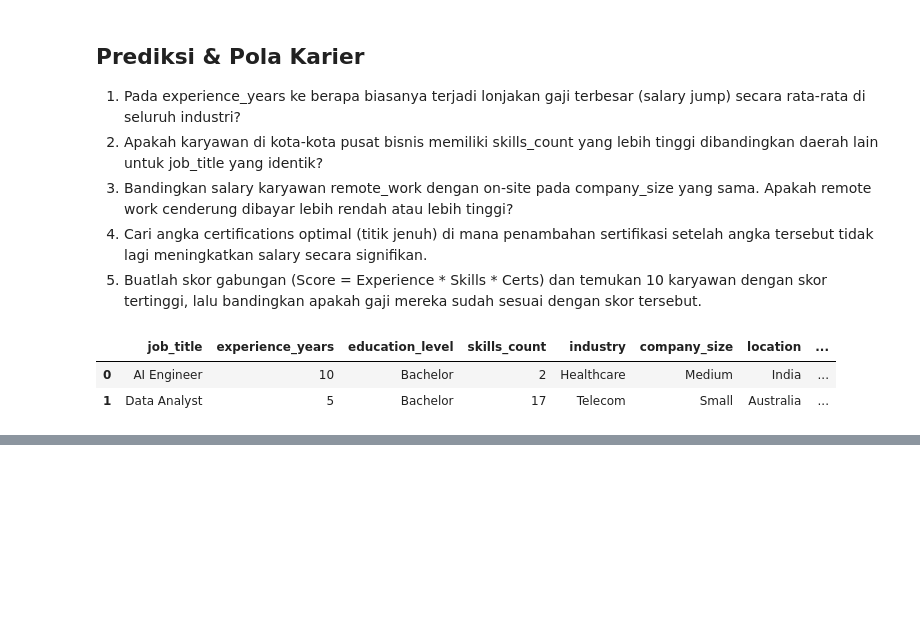
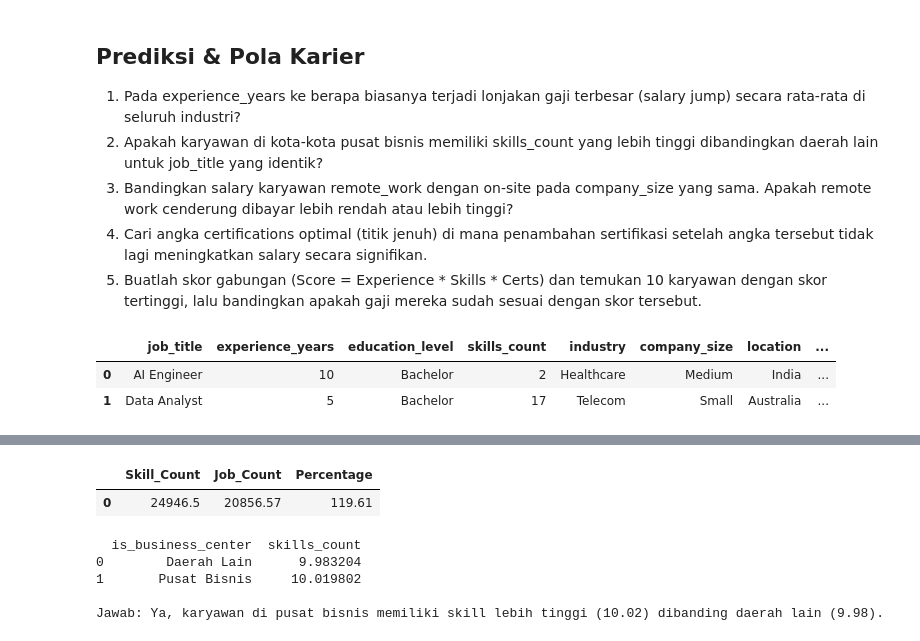
Before and after one commit to HafidzAfrieno/Project-Data-Analyst-Part-1, a Jupyter notebook: job_salary_analyst.ipynb, the cells around one changed output, grey strips where cells are left out. Saved outputs shown, nothing was run; the diff lists cells and outputs as text; code cells hidden in the pictures; blank space fills up the shorter version.

```diff
--- a/job_salary_analyst.ipynb
+++ b/job_salary_analyst.ipynb
@@ -578,0 +534,61 @@ Passing `palette` without assigning `hue` is deprecated and will be removed in v
+# %%
+# soal nomor 2
+# 2. Apakah karyawan di kota-kota pusat bisnis memiliki skills_count yang lebih tinggi dibandingkan daerah lain untuk job_title yang identik?
+data = df[['skills_count','salary','job_title','location']].copy()
+#mencari negara pusat bisnis
+location_businnes = data.groupby('location')['salary'].mean().sort_values(ascending=False).reset_index()
+mean_locbusinnes = data['salary'].mean()
+center_locbusinnes = location_businnes[location_businnes['salary'] > mean_locbusinnes]['location']
+#hitung skills_count di negara pusat bisnis
+dataloc_centerbusinnes = data[data['location'].isin(center_locbusinnes)].reset_index(drop=True)
+skillCount_location = (dataloc_centerbusinnes.groupby('location')['skills_count'].count().sort_values(ascending=False)).mean()
+
+#mencati job identik
+jobtitle_salary = data.groupby('job_title')['salary'].mean().sort_values(ascending=False).reset_index()
+mean_jobtitle = mean_locbusinnes.copy()
+indentic_jobtitle = jobtitle_salary[jobtitle_salary['salary'] > mean_jobtitle]['job_title']
+#hitung count job identik
+dataindectic_job = data[data['job_title'].isin(indentic_jobtitle).reset_index(drop=True)]
+Jobindenctic_count = (dataindectic_job.groupby('job_title')['salary'].count().sort_values(ascending=False)).mean()
+
+#hitung presentase
+precentace = ((skillCount_location/Jobindenctic_count)*100)
+df_count_job = pd.DataFrame({'Skill_Count': skillCount_location,'Job_Count': Jobindenctic_count,'Percentage': precentace},index=[0]).round(2)
+df_count_job
+# %% [output]
+|  | Skill_Count | Job_Count | Percentage |
+| 0 | 24946.5 | 20856.57 | 119.61 |
+# %%
+# soal nomor 2 (perbaikan)
+data = df[['skills_count','salary','job_title','location']].copy()
+
+# 1. Tentukan negara pusat bisnis (gaji > rata-rata)
+mean_salary_global = data['salary'].mean()
+location_stats = data.groupby('location')['salary'].mean().reset_index()
+center_locations = location_stats[location_stats['salary'] > mean_salary_global]['location']
+
+# 2. Pisahkan data menjadi dua kelompok: Pusat Bisnis vs Daerah Lain
+data['is_business_center'] = data['location'].isin(center_locations)
+
+# 3. Hitung rata-rata skills_count untuk tiap kelompok
+# Kita gunakan .mean() karena yang ditanya adalah "apakah lebih tinggi" (kualitas skill)
+comparison = data.groupby('is_business_center')['skills_count'].mean().reset_index()
+comparison['is_business_center'] = comparison['is_business_center'].map({True: 'Pusat Bisnis', False: 'Daerah Lain'})
+
+# 4. Tampilkan hasil perbandingan
+print(comparison)
+
+# Kesimpulan Otomatis
+pusat = comparison.loc[comparison['is_business_center'] == 'Pusat Bisnis', 'skills_count'].values[0]
+lain = comparison.loc[comparison['is_business_center'] == 'Daerah Lain', 'skills_count'].values[0]
+
+if pusat > lain:
+    print(f"\nJawab: Ya, karyawan di pusat bisnis memiliki skill lebih tinggi ({pusat:.2f}) dibanding daerah lain ({lain:.2f}).")
+else:
+    print(f"\nJawab: Tidak, rata-rata skill di pusat bisnis ({pusat:.2f}) tidak lebih tinggi dari daerah lain ({lain:.2f}).")
+# %% [output]
+  is_business_center  skills_count
+0        Daerah Lain      9.983204
+1       Pusat Bisnis     10.019802
+
+Jawab: Ya, karyawan di pusat bisnis memiliki skill lebih tinggi (10.02) dibanding daerah lain (9.98).
```
Also changed, not shown: parts of 3 cells of this notebook.
